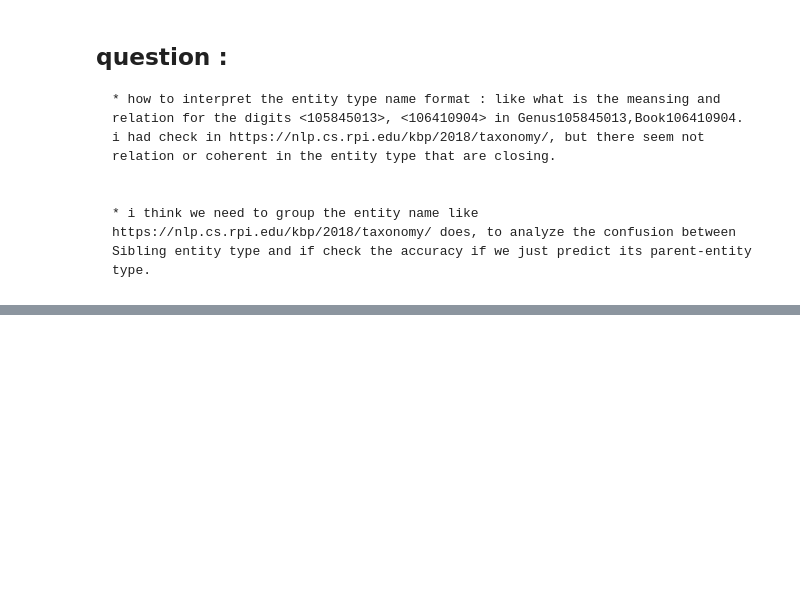
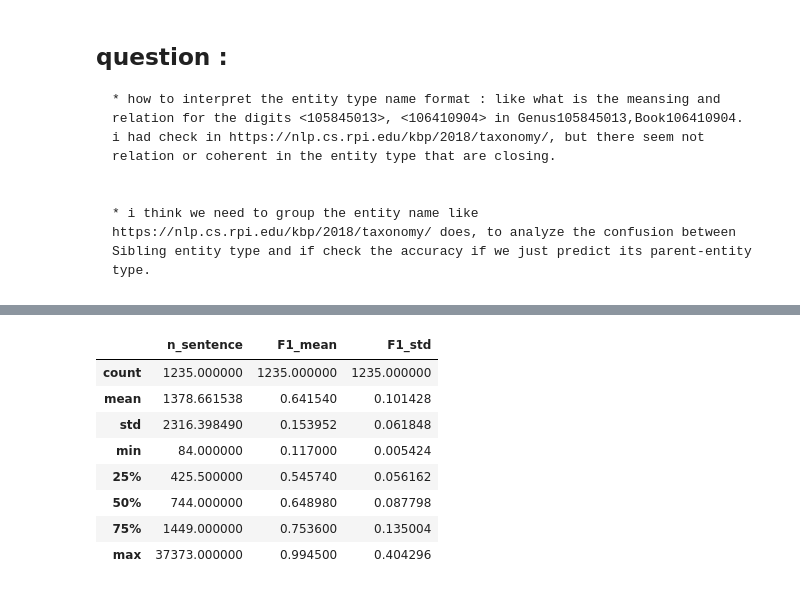
Before and after one commit to JZ-LIANG/EDL-2018, a Jupyter notebook: result/data_analysis_completed.ipynb, the cells around one changed output, grey strips where cells are left out. Saved outputs shown, nothing was run; the diff lists cells and outputs as text; code cells hidden in the pictures; blank space fills up the shorter version.

```diff
--- a/result/data_analysis_completed.ipynb
+++ b/result/data_analysis_completed.ipynb
@@ -372,0 +411,12 @@ plt.show()
+# %%
+df_done.describe()[['n_sentence','F1_mean','F1_std']]
+# %% [output]
+|  | n_sentence | F1_mean | F1_std |
+| count | 1235.000000 | 1235.000000 | 1235.000000 |
+| mean | 1378.661538 | 0.641540 | 0.101428 |
+| std | 2316.398490 | 0.153952 | 0.061848 |
+| min | 84.000000 | 0.117000 | 0.005424 |
+| 25% | 425.500000 | 0.545740 | 0.056162 |
+| 50% | 744.000000 | 0.648980 | 0.087798 |
+| 75% | 1449.000000 | 0.753600 | 0.135004 |
+| max | 37373.000000 | 0.994500 | 0.404296 |
```
Also changed, not shown: parts of 15 cells of this notebook, 16 other files.
